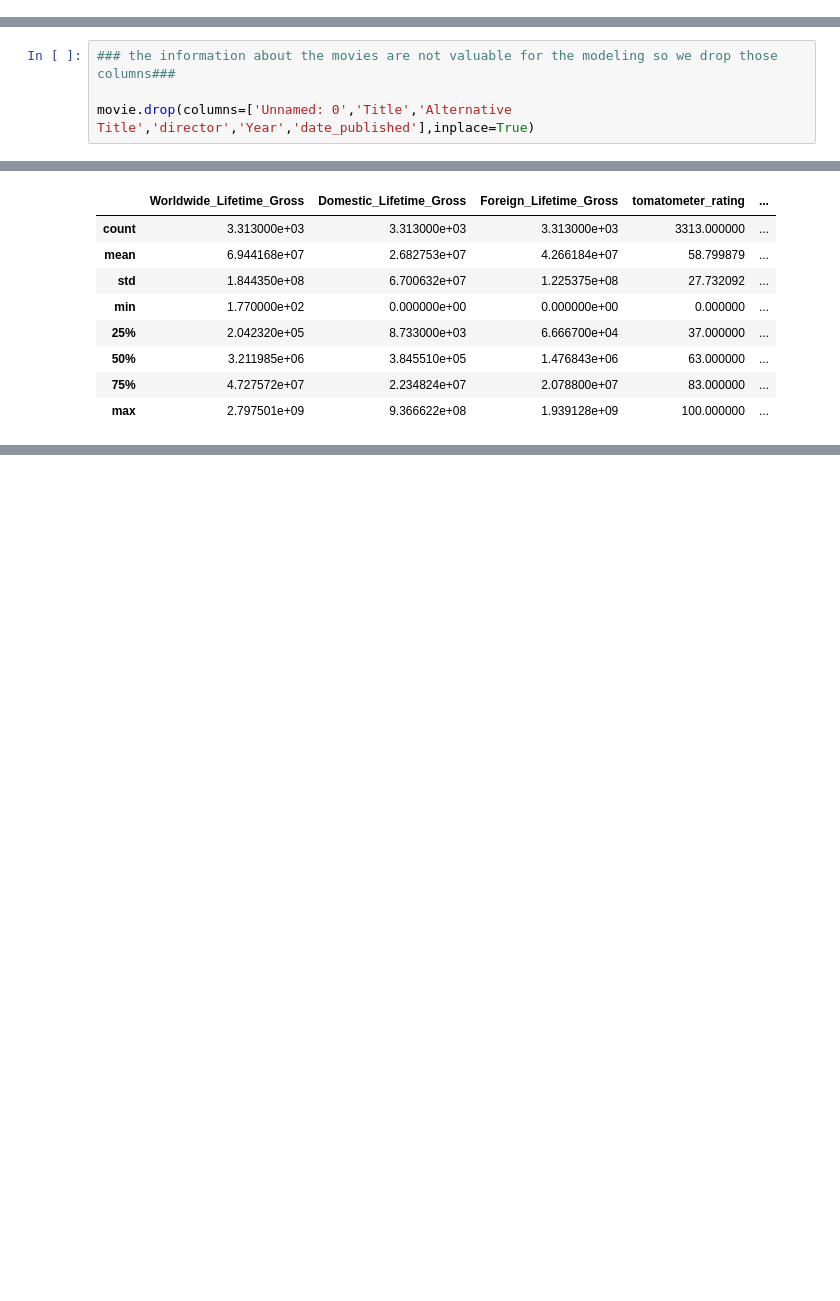
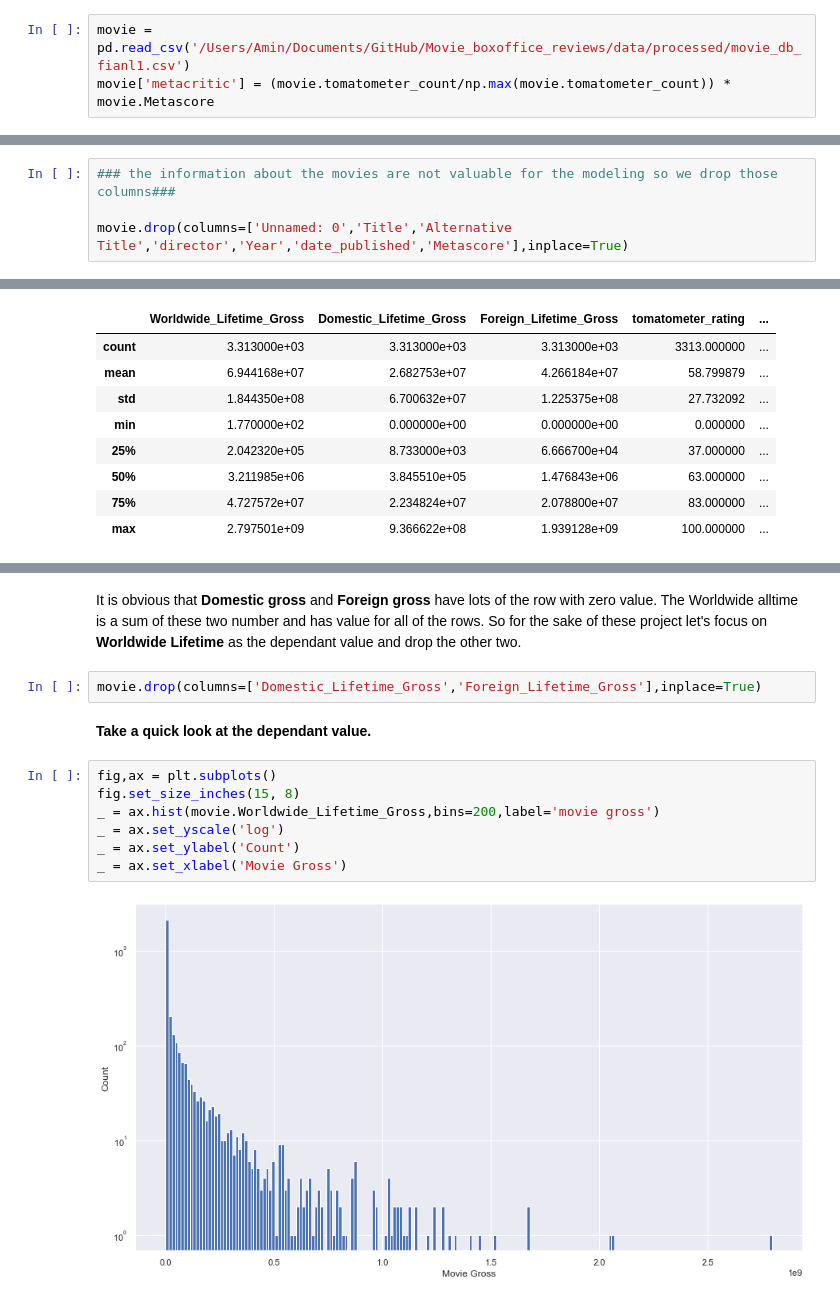
Before and after one commit to AminKafka/Movie-Boxoffice-Prediction-With-Critics-Votes, a Jupyter notebook: notebooks/EDA.ipynb, the cells around one changed output, grey strips where cells are left out. Drawn from its saved outputs; the diff is of its cells as text; blank space fills up the shorter version.

```diff
--- a/notebooks/EDA.ipynb
+++ b/notebooks/EDA.ipynb
@@ -12,3 +48,6 @@ movie = pd.read_csv('/Users/Amin/Documents/GitHub/Movie_boxoffice_reviews/data/p
+# %%
+movie = pd.read_csv('/Users/Amin/Documents/GitHub/Movie_boxoffice_reviews/data/processed/movie_db_fianl1.csv')
+movie['metacritic'] = (movie.tomatometer_count/np.max(movie.tomatometer_count)) * movie.Metascore
 # %%
 movie.head(3)
 # %% [output]
@@ -20,4 +61,4 @@ movie.head(3)
 # %%
 ### the information about the movies are not valuable for the modeling so we drop those columns###
 
-movie.drop(columns=['Unnamed: 0','Title','Alternative Title','director','Year','date_published'],inplace=True)
+movie.drop(columns=['Unnamed: 0','Title','Alternative Title','director','Year','date_published','Metascore'],inplace=True)
@@ -168,0 +157,15 @@ movie1.corr()
+# %% [markdown]
+It is obvious that __Domestic gross__ and __Foreign gross__ have lots of the row with zero value. The Worldwide alltime is a sum of these two number and has value for all of the rows. So for the sake of these project let's focus on __Worldwide Lifetime__ as the dependant value and drop the other two.
+# %%
+movie.drop(columns=['Domestic_Lifetime_Gross','Foreign_Lifetime_Gross'],inplace=True)
+# %% [markdown]
+__Take a quick look at the dependant value.__
+# %%
+fig,ax = plt.subplots()
+fig.set_size_inches(15, 8)
+_ = ax.hist(movie.Worldwide_Lifetime_Gross,bins=200,label='movie gross')
+_ = ax.set_yscale('log')
+_ = ax.set_ylabel('Count')
+_ = ax.set_xlabel('Movie Gross')
+# %% [output]
+[figure, added]
```
Also changed, not shown: parts of 53 cells of this notebook.
